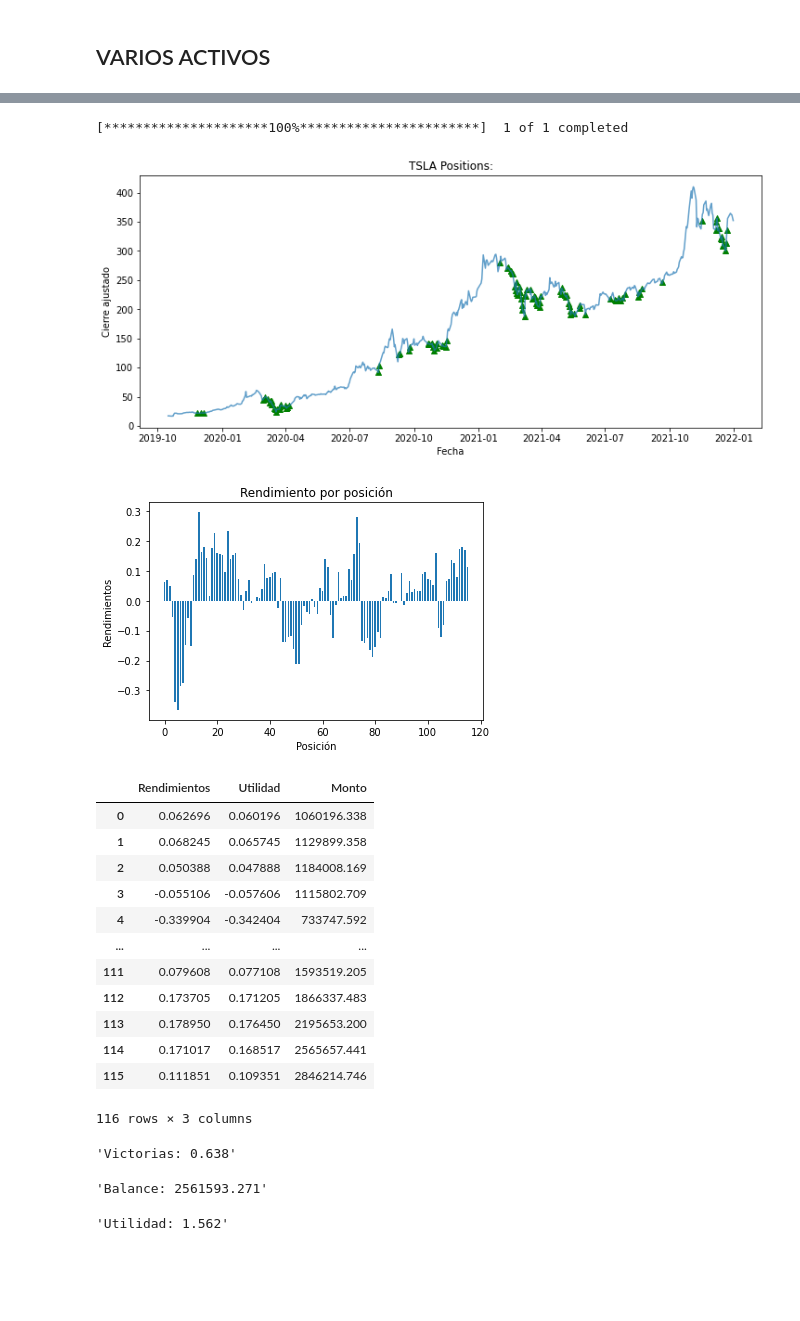
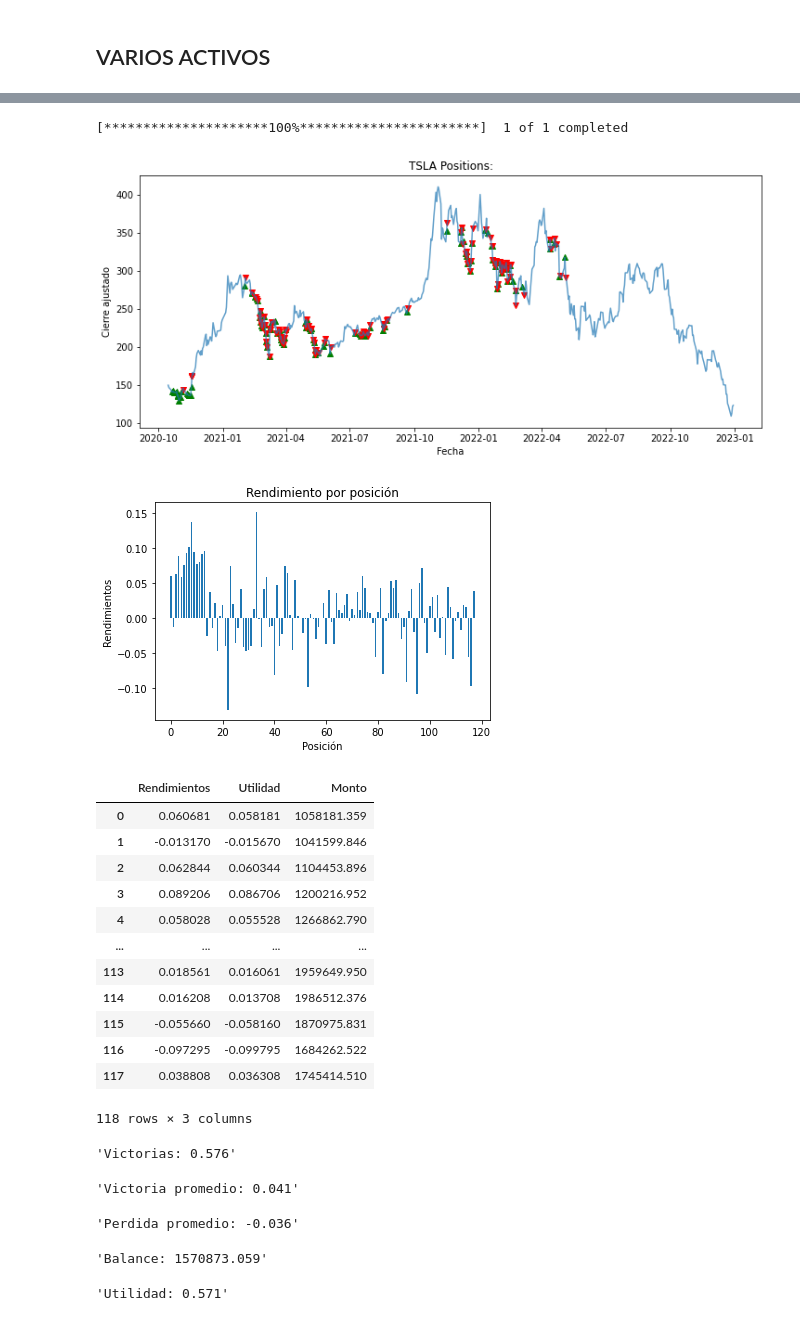
Before and after one commit to GustavodeAnda/PORTAFOLIOS2, a Jupyter notebook: RSI TRADING CHIDO.ipynb, the cells around one changed output, grey strips where cells are left out. Cells and saved outputs as stored; diff of their text form; code cells hidden in the pictures; blank space fills up the shorter version.

```diff
--- a/RSI TRADING CHIDO.ipynb
+++ b/RSI TRADING CHIDO.ipynb
@@ -6,8 +6,8 @@ import matplotlib.pyplot as plt
 %matplotlib inline
 pd.options.mode.chained_assignment = None
 # %%
-start_date = '2019-01-01'
-end_date = '2022-01-01'
+start_date = '2020-01-01'
+end_date = '2023-01-01'
 # %%
 def RSIcalc(asset): #names
     df = yf.download(asset,start=start_date, end = end_date)
@@ -44,11 +87,12 @@ def getSignals(df):
 ## VARIOS ACTIVOS
 # %%
 # Elegir activo:
-stock = 'VOO'
+stock = 'MSFT'
 
 # Generar dataframe y calcular señales de compra:
 frame = RSIcalc(stock)
-Buy, Sell = getSignals(frame)
+#Buy, Sell = getSignals(frame)
+Buy, Sell = getSignals2(frame, -0.1)
 
 # Calcular retornos de estrategia
 Profits = (frame.loc[Sell].Open.values - frame.loc[Buy].Open.values)/(frame.loc[Buy].Open.values)
@@ -76,6 +120,7 @@ dfr['Monto'] = np.round(Monto,3)
 # Graficamos cierre de activo con fechas de compra:
 plt.figure(figsize=(12,5))
 plt.scatter(frame.loc[Buy].index , frame.loc[Buy]['Adj Close'], marker='^',c='g')
+plt.scatter(frame.loc[Sell].index , frame.loc[Sell]['Adj Close'], marker='v',c='r')
 plt.plot(frame['Adj Close'], alpha=0.7)
 plt.xlabel('Fecha')
 plt.ylabel('Cierre ajustado')
@@ -91,7 +136,11 @@ plt.show()
 
 # Calculamos el número de victorias en la estrategia:
 wins = [i for i in Profits if i > 0]
+avrg_win = np.mean(wins)
 wins = len(wins)/len(Profits)
+
+loss = [i for i in Profits if i < 0]
+avrg_loss = np.mean(loss)
 
 # Calculamos utilidad final DESPUÉS DE IMPUESTOS
 impuestos = 0.1
@@ -100,15 +149,17 @@ impuestos = 0.1
 ultimo = dfr[['Monto']].iloc[-1]
 
     # Restamos impuestos
-ultimo_VOO = ultimo * (1-impuestos)
+ultimo_MSFT = ultimo * (1-impuestos)
 
     # Lo convertimos en tasa comparado al capital inicial
-utilidad_VOO = (ultimo_VOO - capital) / capital
+utilidad_MSFT = (ultimo_MSFT - capital) / capital
 
 # Mandamos todo a proyectar en la misma celda
 display(dfr,
         'Victorias: '+str(np.round(wins,3)),
-        'Balance: '+str(np.round(ultimo,3)[0]),
-        'Utilidad: ' +str(np.round(utilidad_VOO,3)[0]))
+        'Victoria promedio: ' +str(np.round(avrg_win,3)),
+        'Perdida promedio: '+str(np.round(avrg_loss,3)),
+        'Balance: '+str(np.round(ultimo_MSFT,3)[0]),
+        'Utilidad: ' +str(np.round(utilidad_MSFT,3)[0]))
 # %% [output]
 [*********************100%***********************]  1 of 1 completed
@@ -136,7 +189,8 @@ stock = 'TSLA'
 
 # Generar dataframe y calcular señales de compra:
 frame = RSIcalc(stock)
-Buy, Sell = getSignals(frame)
+#Buy, Sell = getSignals(frame)
+Buy, Sell = getSignals2(frame, -0.1)
 
 # Calcular retornos de estrategia
 Profits = (frame.loc[Sell].Open.values - frame.loc[Buy].Open.values)/(frame.loc[Buy].Open.values)
@@ -164,6 +218,7 @@ dfr['Monto'] = np.round(Monto,3)
 # Graficamos cierre de activo con fechas de compra:
 plt.figure(figsize=(12,5))
 plt.scatter(frame.loc[Buy].index , frame.loc[Buy]['Adj Close'], marker='^',c='g')
+plt.scatter(frame.loc[Sell].index , frame.loc[Sell]['Adj Close'], marker='v',c='r')
 plt.plot(frame['Adj Close'], alpha=0.7)
 plt.xlabel('Fecha')
 plt.ylabel('Cierre ajustado')
@@ -173,49 +228,57 @@ plt.show()
 # Graficamos retorno generado por número de posición:
 plt.bar(dfr.index, dfr.Rendimientos,width=0.6)
 plt.xlabel("Posición")
 plt.ylabel("Rendimientos")
 plt.title("Rendimiento por posición")
 plt.show()
 
 # Calculamos el número de victorias en la estrategia:
 wins = [i for i in Profits if i > 0]
+avrg_win = np.mean(wins)
 wins = len(wins)/len(Profits)
+
+loss = [i for i in Profits if i < 0]
+avrg_loss = np.mean(loss)
 
 # Calculamos utilidad final DESPUÉS DE IMPUESTOS
 impuestos = 0.1
 
     # Encontramos monto final
 ultimo = dfr[['Monto']].iloc[-1]
 
     # Restamos impuestos
 ultimo_TSLA = ultimo * (1-impuestos)
 
     # Lo convertimos en tasa comparado al capital inicial
 utilidad_TSLA = (ultimo_TSLA - capital) / capital
 
 # Mandamos todo a proyectar en la misma celda
 display(dfr,
         'Victorias: '+str(np.round(wins,3)),
+        'Victoria promedio: ' +str(np.round(avrg_win,3)),
+        'Perdida promedio: '+str(np.round(avrg_loss,3)),
         'Balance: '+str(np.round(ultimo_TSLA,3)[0]),
         'Utilidad: ' +str(np.round(utilidad_TSLA,3)[0]))
 # %% [output]
 [*********************100%***********************]  1 of 1 completed
-[figure, old version]
+[figure, new version]
-[figure, old version]
+[figure, new version]
 |  | Rendimientos | Utilidad | Monto |
-| 0 | 0.062696 | 0.060196 | 1060196.338 |
-| 1 | 0.068245 | 0.065745 | 1129899.358 |
-| 2 | 0.050388 | 0.047888 | 1184008.169 |
-| 3 | -0.055106 | -0.057606 | 1115802.709 |
-| 4 | -0.339904 | -0.342404 | 733747.592 |
+| 0 | 0.060681 | 0.058181 | 1058181.359 |
+| 1 | -0.013170 | -0.015670 | 1041599.846 |
+| 2 | 0.062844 | 0.060344 | 1104453.896 |
+| 3 | 0.089206 | 0.086706 | 1200216.952 |
+| 4 | 0.058028 | 0.055528 | 1266862.790 |
 | ... | ... | ... | ... |
-| 111 | 0.079608 | 0.077108 | 1593519.205 |
-| 112 | 0.173705 | 0.171205 | 1866337.483 |
-| 113 | 0.178950 | 0.176450 | 2195653.200 |
-| 114 | 0.171017 | 0.168517 | 2565657.441 |
-| 115 | 0.111851 | 0.109351 | 2846214.746 |
+| 113 | 0.018561 | 0.016061 | 1959649.950 |
+| 114 | 0.016208 | 0.013708 | 1986512.376 |
+| 115 | -0.055660 | -0.058160 | 1870975.831 |
+| 116 | -0.097295 | -0.099795 | 1684262.522 |
+| 117 | 0.038808 | 0.036308 | 1745414.510 |
-116 rows × 3 columns
+118 rows × 3 columns
-'Victorias: 0.638'
+'Victorias: 0.576'
-'Balance: 2561593.271'
+'Victoria promedio: 0.041'
-'Utilidad: 1.562'
+'Perdida promedio: -0.036'
+'Balance: 1570873.059'
+'Utilidad: 0.571'
 # %%
```
Also changed, not shown: parts of 7 cells of this notebook.
